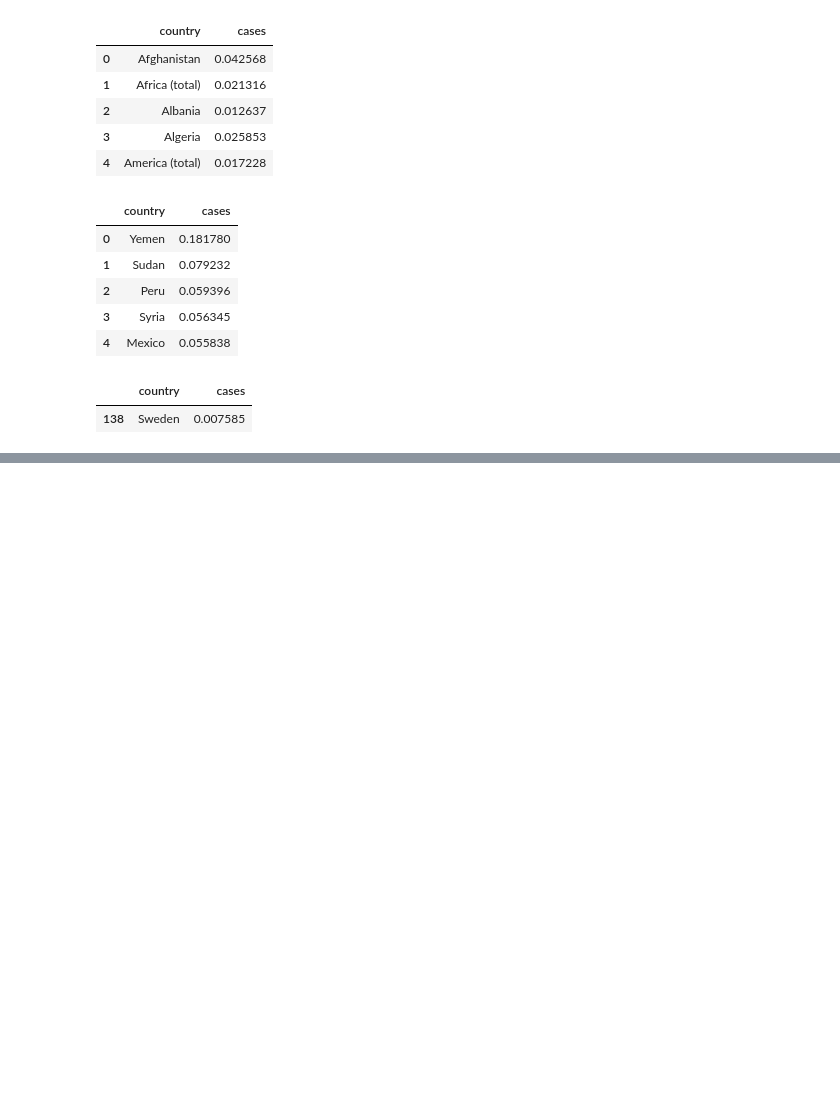
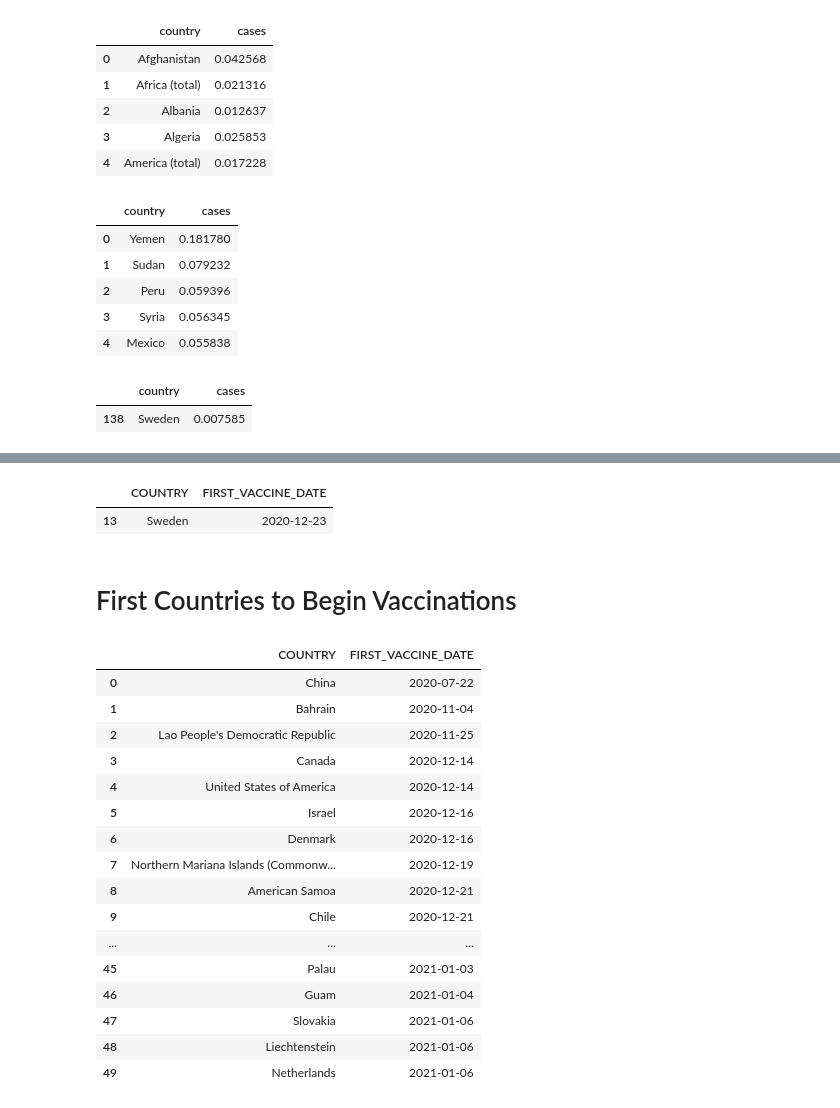
Before and after one commit to Andreas-Svensson/data_processing, a Jupyter notebook: Laboration_Covid19/E4_Data_KPI_Analysis_Globally.ipynb, the cells around one changed output, grey strips where cells are left out. Saved outputs shown, nothing was run; the diff lists cells and outputs as text; code cells hidden in the pictures; blank space fills up the shorter version.

```diff
--- a/Laboration_Covid19/E4_Data_KPI_Analysis_Globally.ipynb
+++ b/Laboration_Covid19/E4_Data_KPI_Analysis_Globally.ipynb
@@ -162,0 +273,2 @@ px.bar(df_deaths_rel_infected.head(50), x = "country", y = "cases")
+# %%
+df_first_vaccines = df[["COUNTRY", "FIRST_VACCINE_DATE"]].sort_values(by = "FIRST_VACCINE_DATE").reset_index(drop = True)
@@ -162,0 +287,28 @@ px.bar(df_deaths_rel_infected.head(50), x = "country", y = "cases")
+# %%
+# sweden 13th first country to begin vaccinations in 2020-12-23
+df_first_vaccines[df_first_vaccines["COUNTRY"] == "Sweden"]
+# %% [output]
+|  | COUNTRY | FIRST_VACCINE_DATE |
+| 13 | Sweden | 2020-12-23 |
+# %% [markdown]
+# First Countries to Begin Vaccinations
+# %%
+df_first_vaccines.head(50)
+# %% [output]
+|  | COUNTRY | FIRST_VACCINE_DATE |
+| 0 | China | 2020-07-22 |
+| 1 | Bahrain | 2020-11-04 |
+| 2 | Lao People's Democratic Republic | 2020-11-25 |
+| 3 | Canada | 2020-12-14 |
+| 4 | United States of America | 2020-12-14 |
+| 5 | Israel | 2020-12-16 |
+| 6 | Denmark | 2020-12-16 |
+| 7 | Northern Mariana Islands (Commonw... | 2020-12-19 |
+| 8 | American Samoa | 2020-12-21 |
+| 9 | Chile | 2020-12-21 |
+| ... | ... | ... |
+| 45 | Palau | 2021-01-03 |
+| 46 | Guam | 2021-01-04 |
+| 47 | Slovakia | 2021-01-06 |
+| 48 | Liechtenstein | 2021-01-06 |
+| 49 | Netherlands | 2021-01-06 |
```
Also changed, not shown: parts of 26 cells of this notebook.
